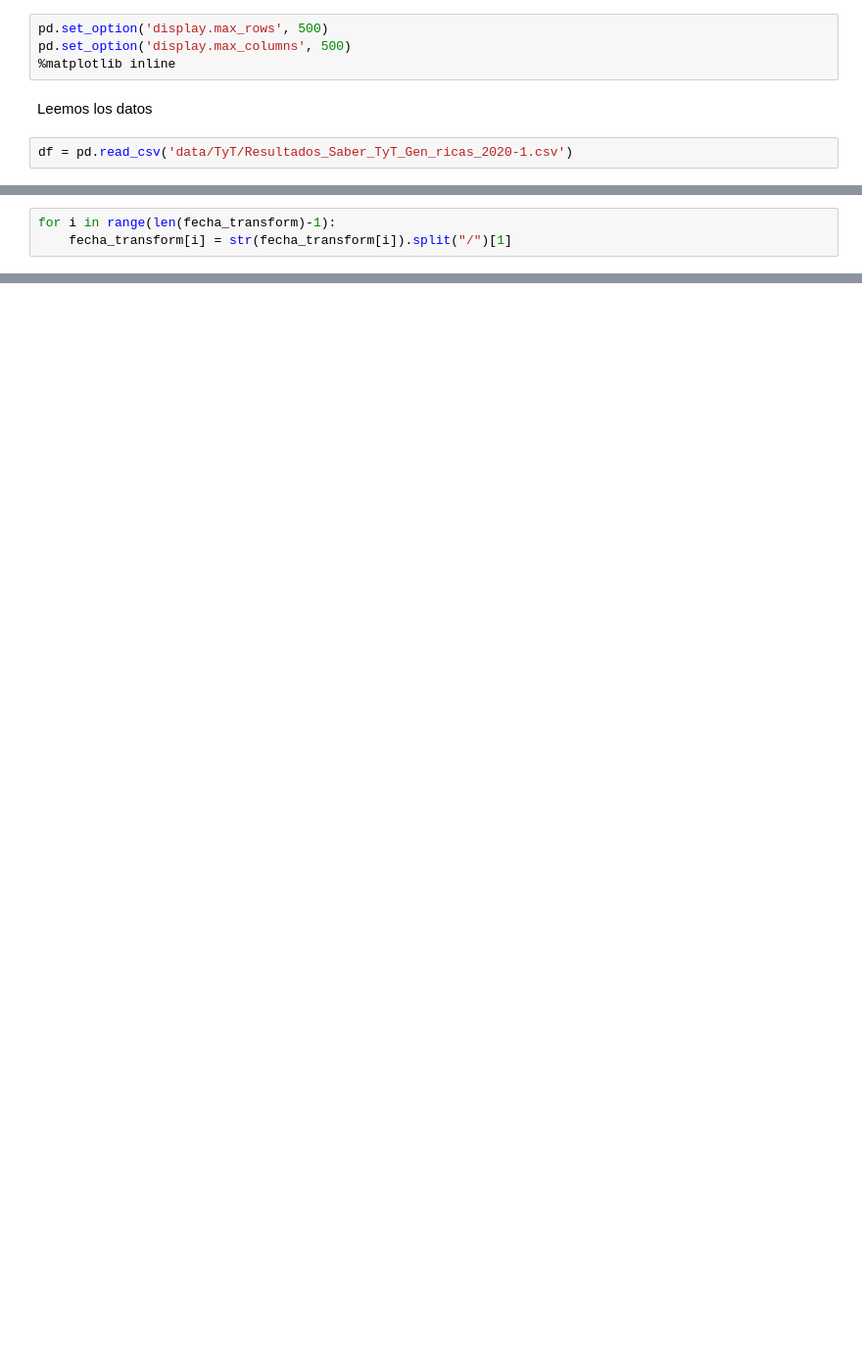
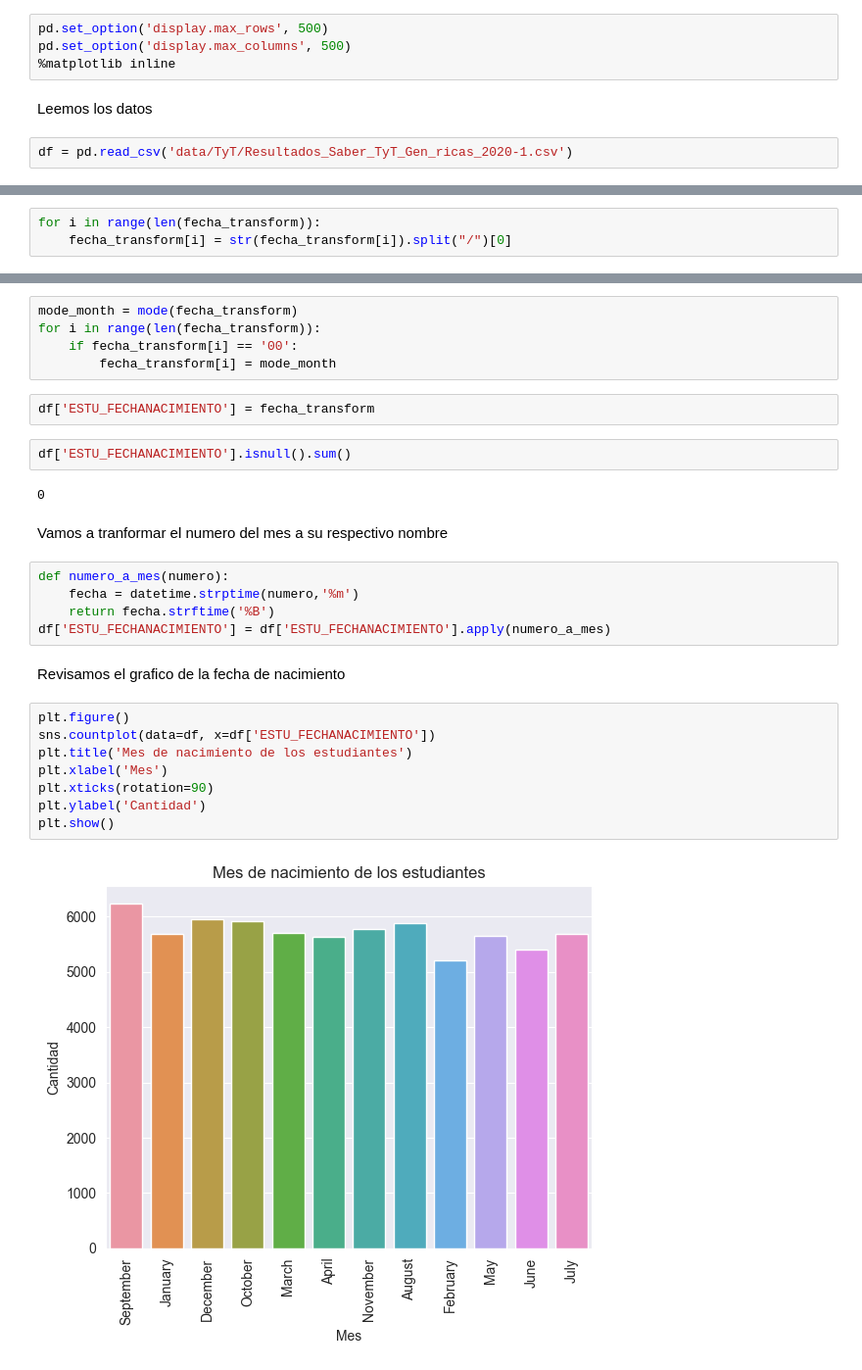
Before and after one commit to devBorisG/Estadistica-III, a Jupyter notebook: Tarea 2/punto3.ipynb, the cells around one changed output, grey strips where cells are left out. Shown at 98% size. Drawn from its saved outputs; the diff is of its cells as text; blank space fills up the shorter version.

```diff
--- a/Tarea 2/punto3.ipynb
+++ b/Tarea 2/punto3.ipynb
@@ -51,3 +228,3 @@ len(fecha_transform)
 # %%
-for i in range(len(fecha_transform)-1):
-    fecha_transform[i] = str(fecha_transform[i]).split("/")[1]
+for i in range(len(fecha_transform)):
+    fecha_transform[i] = str(fecha_transform[i]).split("/")[0]
@@ -87,0 +231,30 @@ df_doc
+# %%
+mode_month = mode(fecha_transform)
+for i in range(len(fecha_transform)):
+    if fecha_transform[i] == '00':
+        fecha_transform[i] = mode_month
+# %%
+df['ESTU_FECHANACIMIENTO'] = fecha_transform
+# %%
+df['ESTU_FECHANACIMIENTO'].isnull().sum()
+# %% [output]
+0
+# %% [markdown]
+Vamos a tranformar el numero del mes a su respectivo nombre
+# %%
+def numero_a_mes(numero):
+    fecha = datetime.strptime(numero,'%m')
+    return fecha.strftime('%B')
+df['ESTU_FECHANACIMIENTO'] = df['ESTU_FECHANACIMIENTO'].apply(numero_a_mes)
+# %% [markdown]
+Revisamos el grafico de la fecha de nacimiento
+# %%
+plt.figure()
+sns.countplot(data=df, x=df['ESTU_FECHANACIMIENTO'])
+plt.title('Mes de nacimiento de los estudiantes')
+plt.xlabel('Mes')
+plt.xticks(rotation=90)
+plt.ylabel('Cantidad')
+plt.show()
+# %% [output]
+[figure, added]
```
Also changed, not shown: parts of 56 cells of this notebook.
